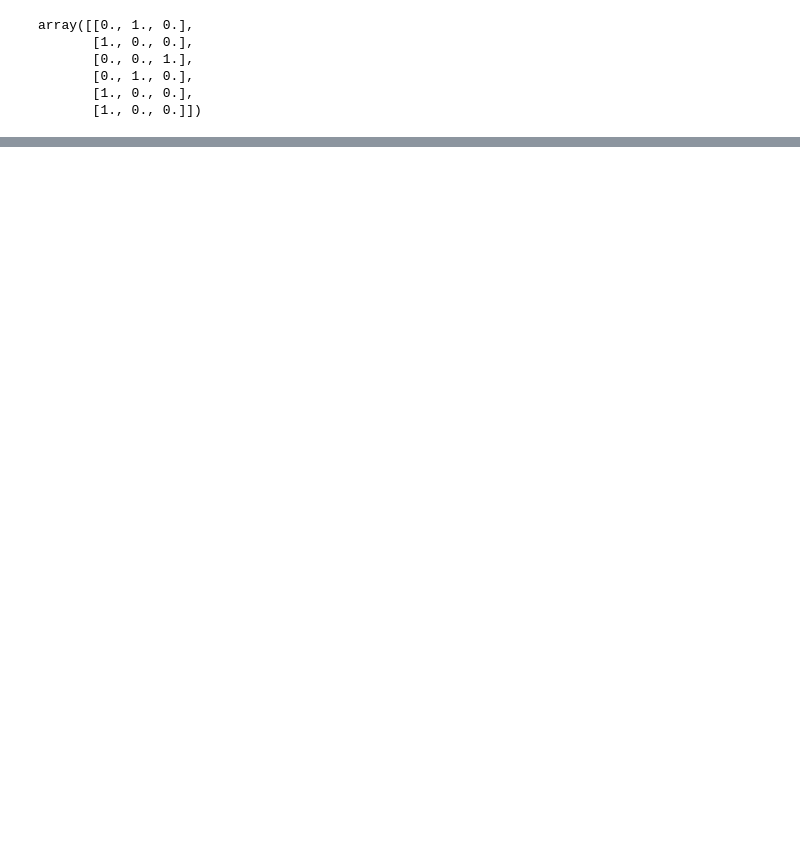
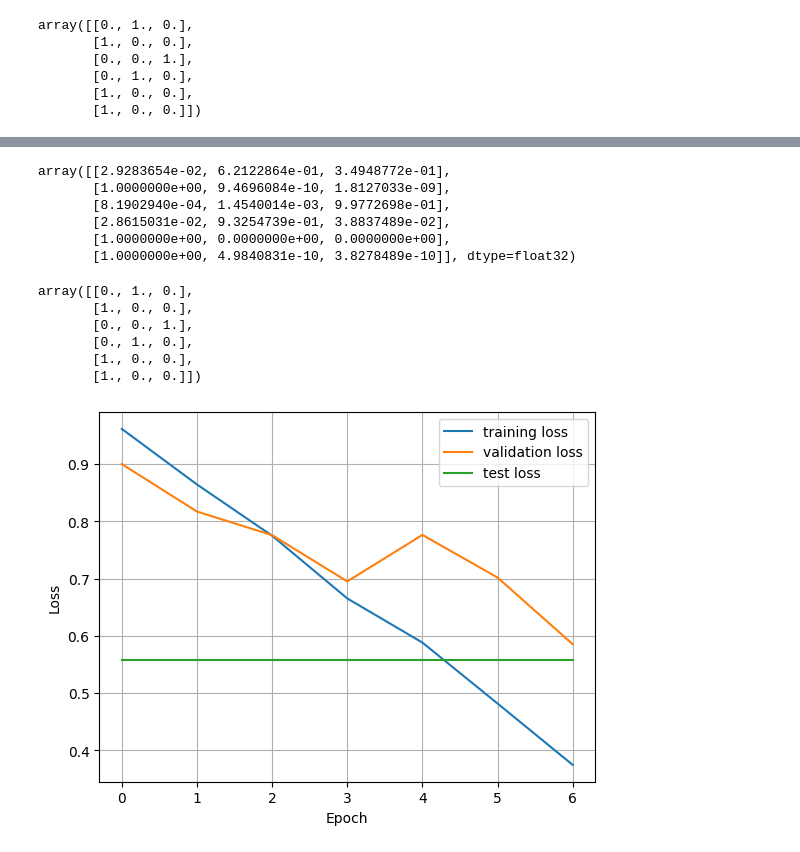
Before and after one commit to Riddy21/EEG_Model_Training, a Jupyter notebook: EEG_Binary_Classification_CNN-RNN_Trial-1.ipynb, the cells around one changed output, grey strips where cells are left out. Drawn from its saved outputs; the diff is of its cells as text; code cells hidden in the pictures; blank space fills up the shorter version.

```diff
--- a/EEG_Binary_Classification_CNN-RNN_Trial-1.ipynb
+++ b/EEG_Binary_Classification_CNN-RNN_Trial-1.ipynb
@@ -682,0 +856,18 @@ plt.savefig('attempt5_loss.png')
+# %%
+model.predict(X_test[204:210])
+# %% [output]
+array([[2.9283654e-02, 6.2122864e-01, 3.4948772e-01],
+       [1.0000000e+00, 9.4696084e-10, 1.8127033e-09],
+       [8.1902940e-04, 1.4540014e-03, 9.9772698e-01],
+       [2.8615031e-02, 9.3254739e-01, 3.8837489e-02],
+       [1.0000000e+00, 0.0000000e+00, 0.0000000e+00],
+       [1.0000000e+00, 4.9840831e-10, 3.8278489e-10]], dtype=float32)
+# %%
+t_test[204:210]
+# %% [output]
+array([[0., 1., 0.],
+       [1., 0., 0.],
+       [0., 0., 1.],
+       [0., 1., 0.],
+       [1., 0., 0.],
+       [1., 0., 0.]])
@@ -683,3 +877,14 @@ plt.savefig('attempt5_loss.png')
+# %%
+plt.plot(results.history['loss'])
+plt.plot(results.history['val_loss'])
+plt.plot([test_results[0] for i in range(len(results.history['loss']))])
+plt.legend(('training loss', 'validation loss', 'test loss'))
+plt.xlabel("Epoch")
+plt.ylabel("Loss")
+plt.grid()
+plt.savefig('attempt6_loss.png')
+# %% [output]
+[figure, added]
 # %%
 plt.plot(results.history['accuracy'])
 plt.plot(results.history['val_accuracy'])
```
Also changed, not shown: parts of 26 cells of this notebook, 6 other files.
